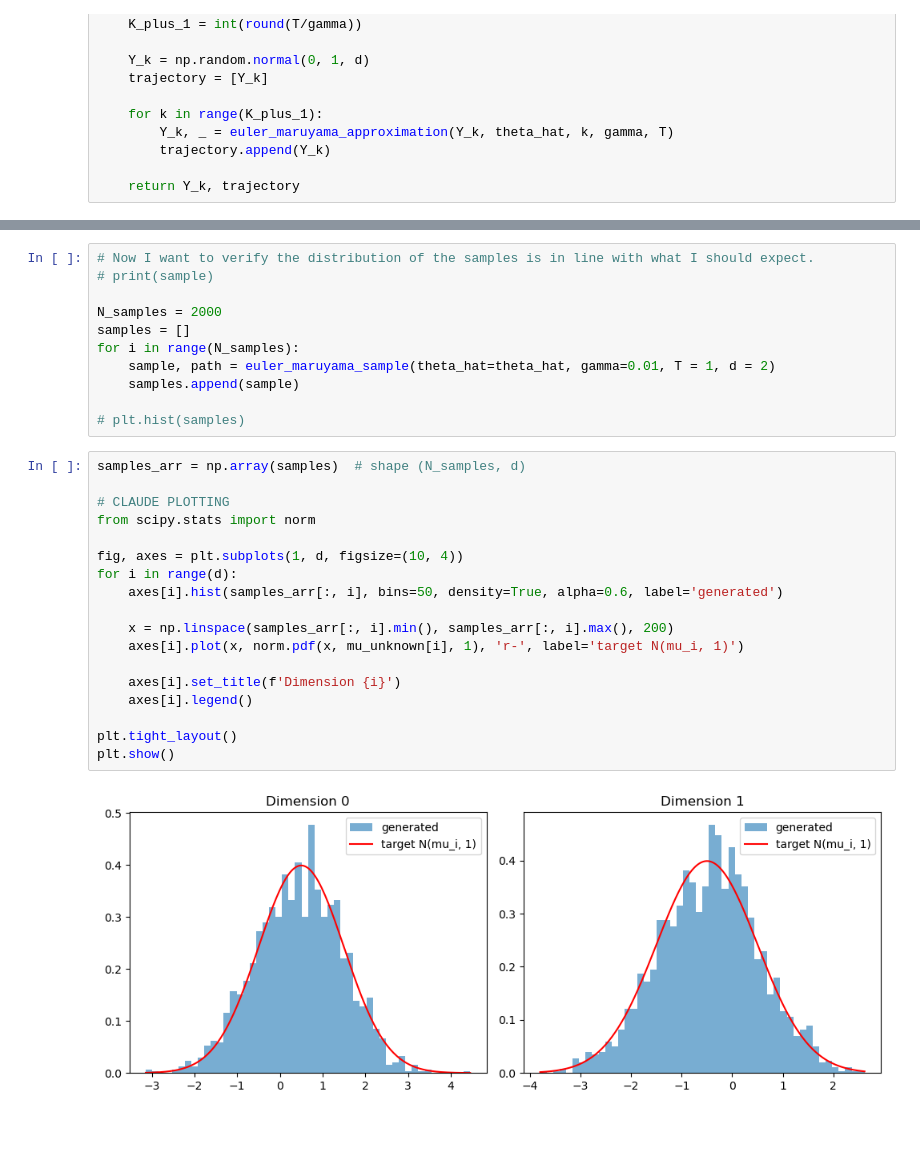
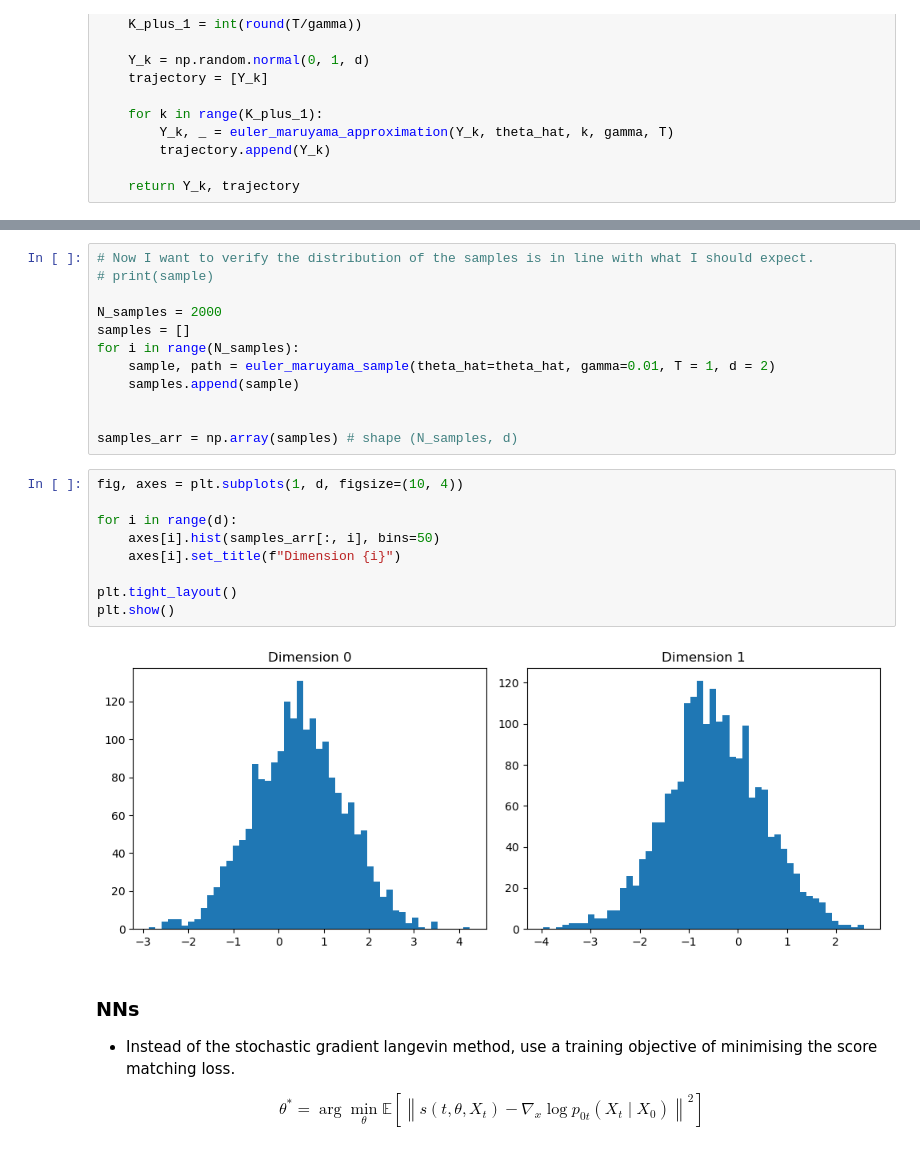
Before and after one commit to kylemcgillivray/Masters-Dissertation, a Jupyter notebook: understanding.ipynb, the cells around one changed output, grey strips where cells are left out. Saved outputs shown, nothing was run; the diff lists cells and outputs as text; blank space fills up the shorter version.

```diff
--- a/understanding.ipynb
+++ b/understanding.ipynb
@@ -241,24 +241,22 @@ for i in range(N_samples):
     sample, path = euler_maruyama_sample(theta_hat=theta_hat, gamma=0.01, T = 1, d = 2)
     samples.append(sample)
 
-# plt.hist(samples)
+
+samples_arr = np.array(samples) # shape (N_samples, d)
 # %%
-samples_arr = np.array(samples)  # shape (N_samples, d)
+fig, axes = plt.subplots(1, d, figsize=(10, 4))
 
-# CLAUDE PLOTTING
-from scipy.stats import norm
-
-fig, axes = plt.subplots(1, d, figsize=(10, 4))
 for i in range(d):
-    axes[i].hist(samples_arr[:, i], bins=50, density=True, alpha=0.6, label='generated')
-
-    x = np.linspace(samples_arr[:, i].min(), samples_arr[:, i].max(), 200)
-    axes[i].plot(x, norm.pdf(x, mu_unknown[i], 1), 'r-', label='target N(mu_i, 1)')
-
-    axes[i].set_title(f'Dimension {i}')
-    axes[i].legend()
+    axes[i].hist(samples_arr[:, i], bins=50)
+    axes[i].set_title(f"Dimension {i}")
 
 plt.tight_layout()
 plt.show()
 # %% [output]
-[figure, old version]
+[figure, new version]
+# %% [markdown]
+### NNs
+
+- Instead of the stochastic gradient langevin method, use a training objective of minimising the score matching loss.
+
+$$\theta^* = \arg\min_{\theta} \mathbb{E}\!\left[\left\|s(t,\theta,X_t)-\nabla_x \log p_{0t}(X_t \mid X_0)\right\|^2\right]$$
```
Also changed, not shown: parts of 2 cells of this notebook.
